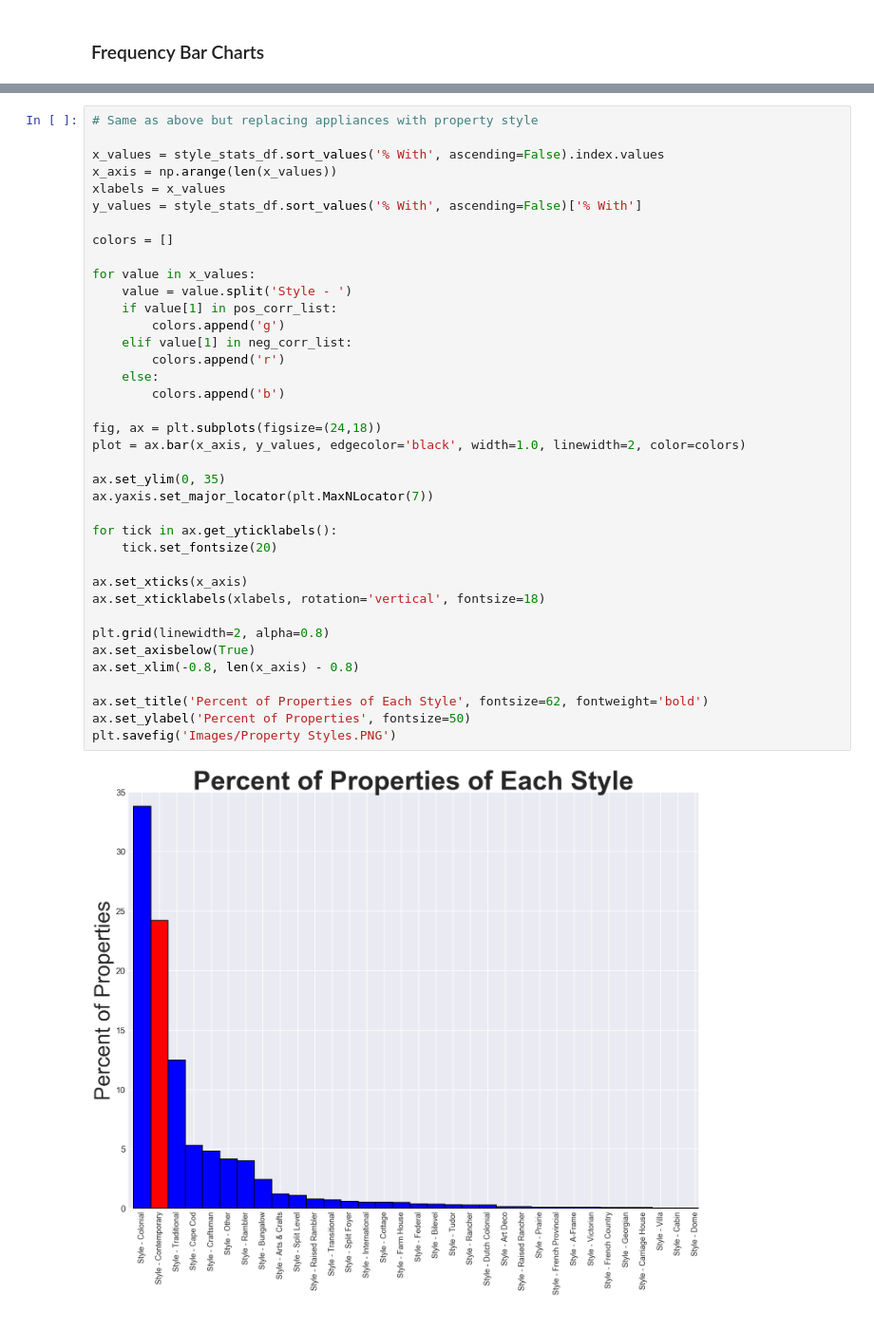
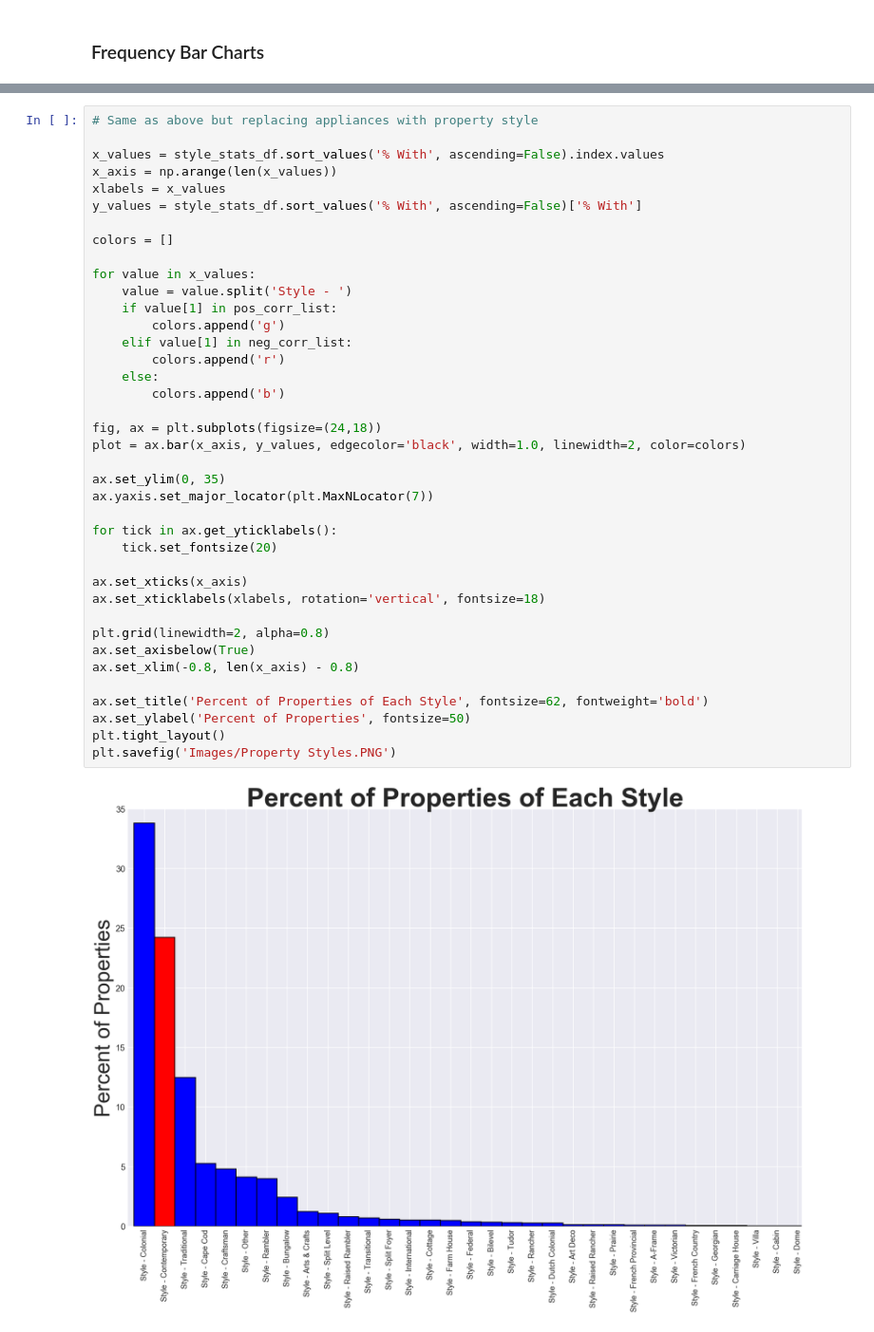
Before and after one commit to AMRiehle/gwu-python-project, a Jupyter notebook: Amenities Correlation.ipynb, the cells around one changed output, grey strips where cells are left out. Shown at 95% size. Saved outputs shown, nothing was run; the diff lists cells and outputs as text.

```diff
--- a/Amenities Correlation.ipynb
+++ b/Amenities Correlation.ipynb
@@ -737,31 +742,32 @@ colors = []
 
 for value in x_values:
     value = value.split('Style - ')
     if value[1] in pos_corr_list:
         colors.append('g')
     elif value[1] in neg_corr_list:
         colors.append('r')
     else:
         colors.append('b')
 
 fig, ax = plt.subplots(figsize=(24,18))
 plot = ax.bar(x_axis, y_values, edgecolor='black', width=1.0, linewidth=2, color=colors)
 
 ax.set_ylim(0, 35)
 ax.yaxis.set_major_locator(plt.MaxNLocator(7))
 
 for tick in ax.get_yticklabels():
     tick.set_fontsize(20)
 
 ax.set_xticks(x_axis)
 ax.set_xticklabels(xlabels, rotation='vertical', fontsize=18)
 
 plt.grid(linewidth=2, alpha=0.8)
 ax.set_axisbelow(True)
 ax.set_xlim(-0.8, len(x_axis) - 0.8)
 
 ax.set_title('Percent of Properties of Each Style', fontsize=62, fontweight='bold')
 ax.set_ylabel('Percent of Properties', fontsize=50)
+plt.tight_layout()
 plt.savefig('Images/Property Styles.PNG')
 # %% [output]
-[figure, old version]
+[figure, new version]
```
Also changed, not shown: parts of 6 cells of this notebook, 7 other files.
